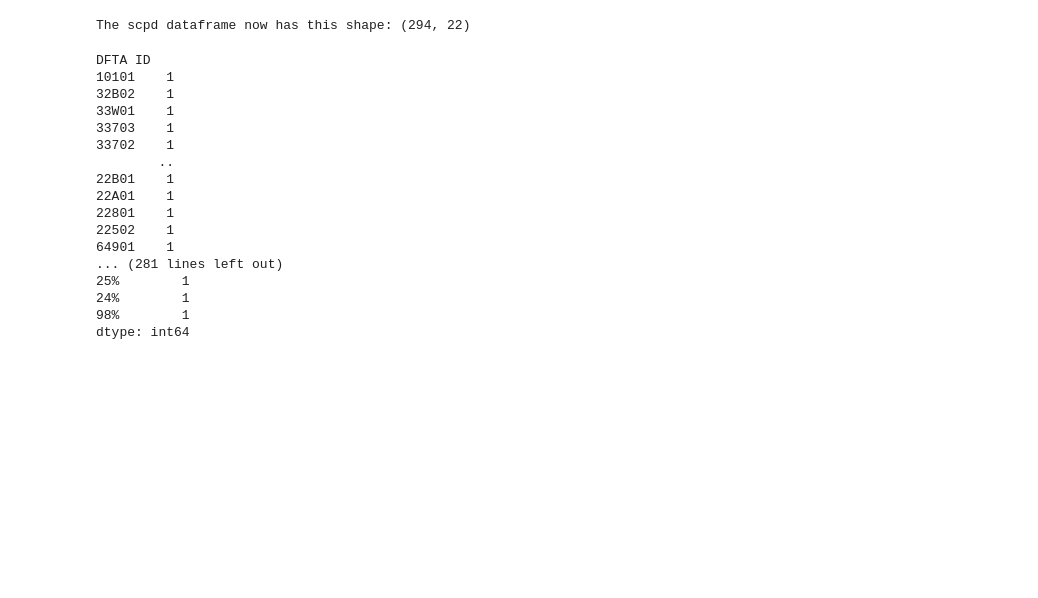
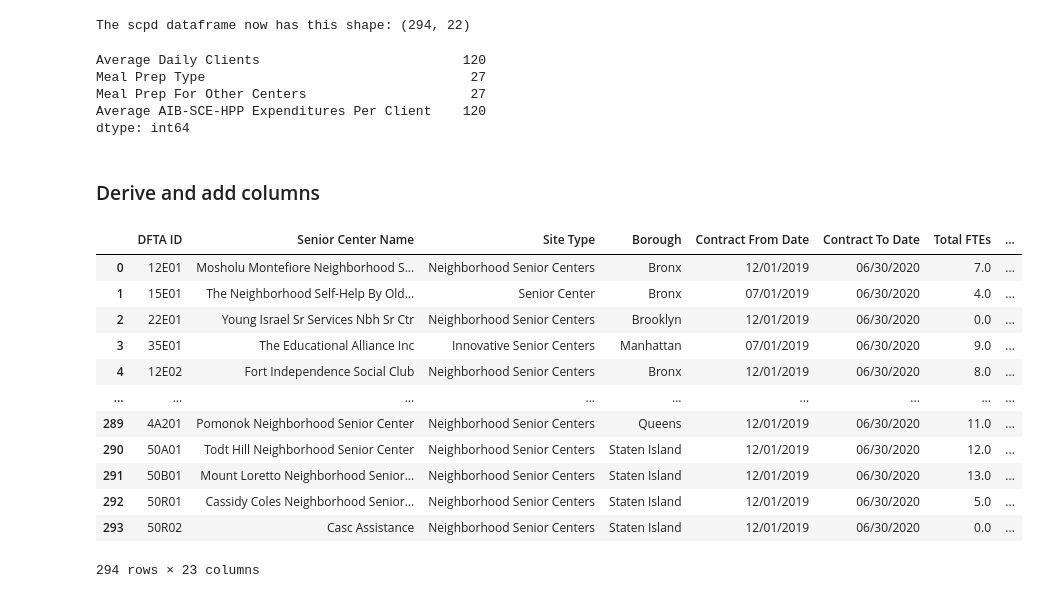
Before and after one commit to valeriemagalong/NYC-Aging, a Jupyter notebook: data_cleaning.ipynb, the cells around one changed output. Saved outputs shown, nothing was run; the diff lists cells and outputs as text; code cells hidden in the pictures; blank space fills up the shorter version.

Commit message:
Fill NaNs in Total FTEs and Months in HHS columns with 0

```diff
--- a/data_cleaning.ipynb
+++ b/data_cleaning.ipynb
@@ -152,34 +141,54 @@ dtype: int64
 scpd.drop(columns = ['FY 20 Budget', 'Personnel Budget', 'FY 20 Reimbursement'], inplace = True)
 
 print(f'The scpd dataframe now has this shape: {scpd.shape}')
+
+# Rename columns to be more intuitive (based on data dictionary descriptions)
+scpd.rename(columns = {
+    'Total FY20 Budget': 'Total Budget',
+    'Total FY20 Personnel Budget': 'Total Personnel Budget',
+    'Total FY20 Reimbursement': 'Total Expenses'
+}, inplace = True)
 # %% [output]
 The scpd dataframe now has this shape: (294, 22)
+# %%
+# Fill NaNs in 'Total FTEs' and 'Months in HHS' columns with 0
+for col in ['Total FTEs', 'Months in HHS']:
+    scpd[col] = scpd[col].fillna(0)
 # %%
 # Title-case columns with strings
-str_cols = ['Senior Center Name', 'Site Type', 'Borough', 'Meal Prep Type']
-
-for col in str_cols:
+for col in ['Senior Center Name', 'Site Type', 'Borough', 'Meal Prep Type']:
     scpd[col] = scpd[col].str.title()
+# %%
+# Re-check which columns have NaNs, and count the total NaNs for that column
+(scpd.isna().sum()).loc[(scpd.isna().sum()) > 0]
+# %% [output]
+Average Daily Clients                          120
+Meal Prep Type                                  27
+Meal Prep For Other Centers                     27
+Average AIB-SCE-HPP Expenditures Per Client    120
+dtype: int64
+# %% [markdown]
+### Derive and add columns
+# %%
+scpd['Total Employees'] = scpd['Total FTEs'] + scpd['Total PTEs']
 # %%
 # Take a final look at the cleaned scpd dataframe
 
-for col in scpd.columns:
-    print(f'{scpd.value_counts(col)}\n')
+scpd
+
+# for col in scpd.columns:
+#     print(f'{scpd.value_counts(col)}\n')
 # %% [output]
+|  | DFTA ID | Senior Center Name | Site Type | Borough | Contract From Date | Contract To Date | Total FTEs | ... |
+| 0 | 12E01 | Mosholu Montefiore Neighborhood S... | Neighborhood Senior Centers | Bronx | 12/01/2019 | 06/30/2020 | 7.0 | ... |
+| 1 | 15E01 | The Neighborhood Self-Help By Old... | Senior Center | Bronx | 07/01/2019 | 06/30/2020 | 4.0 | ... |
+| 2 | 22E01 | Young Israel Sr Services Nbh Sr Ctr | Neighborhood Senior Centers | Brooklyn | 12/01/2019 | 06/30/2020 | 0.0 | ... |
+| 3 | 35E01 | The Educational Alliance Inc | Innovative Senior Centers | Manhattan | 07/01/2019 | 06/30/2020 | 9.0 | ... |
+| 4 | 12E02 | Fort Independence Social Club | Neighborhood Senior Centers | Bronx | 12/01/2019 | 06/30/2020 | 8.0 | ... |
+| ... | ... | ... | ... | ... | ... | ... | ... | ... |
+| 289 | 4A201 | Pomonok Neighborhood Senior Center | Neighborhood Senior Centers | Queens | 12/01/2019 | 06/30/2020 | 11.0 | ... |
+| 290 | 50A01 | Todt Hill Neighborhood Senior Center | Neighborhood Senior Centers | Staten Island | 12/01/2019 | 06/30/2020 | 12.0 | ... |
+| 291 | 50B01 | Mount Loretto Neighborhood Senior... | Neighborhood Senior Centers | Staten Island | 12/01/2019 | 06/30/2020 | 13.0 | ... |
+| 292 | 50R01 | Cassidy Coles Neighborhood Senior... | Neighborhood Senior Centers | Staten Island | 12/01/2019 | 06/30/2020 | 5.0 | ... |
+| 293 | 50R02 | Casc Assistance | Neighborhood Senior Centers | Staten Island | 12/01/2019 | 06/30/2020 | 0.0 | ... |
-DFTA ID
-10101    1
-32B02    1
-33W01    1
-33703    1
-33702    1
-        ..
-22B01    1
-22A01    1
-22801    1
-22502    1
-64901    1
-... (281 lines left out)
-25%        1
-24%        1
-98%        1
-dtype: int64
+294 rows × 23 columns
```
Also changed, not shown: parts of 1 cell of this notebook.
